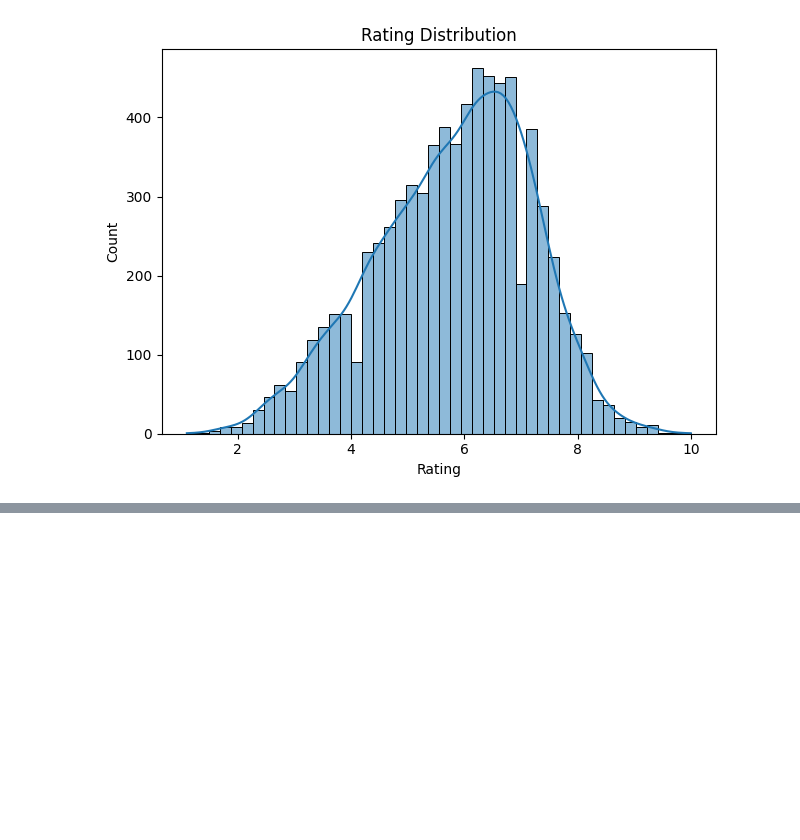
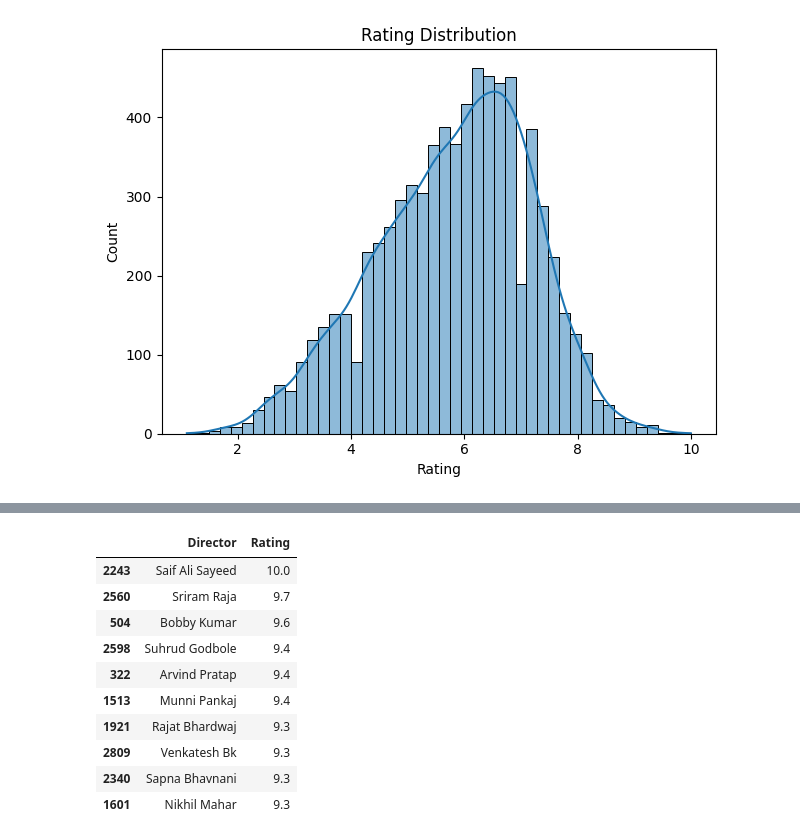
Before and after one commit to Sumit-Agnihotri/MOVIE_RATING_PREDICTION, a Jupyter notebook: Movie Rating Prediction.ipynb, the cells around one changed output, grey strips where cells are left out. Cells and saved outputs as stored; diff of their text form; code cells hidden in the pictures; blank space fills up the shorter version.

```diff
--- a/Movie Rating Prediction.ipynb
+++ b/Movie Rating Prediction.ipynb
@@ -179,0 +196,17 @@ genre_counts.columns = ["Genre", "Count"]
+# %%
+director_avg_rating = dataset.groupby("Director")["Rating"].mean().reset_index()
+director_avg_rating = director_avg_rating.sort_values(by= "Rating", ascending=False)
+top_directors = director_avg_rating.head(10)
+top_directors
+# %% [output]
+|  | Director | Rating |
+| 2243 | Saif Ali Sayeed | 10.0 |
+| 2560 | Sriram Raja | 9.7 |
+| 504 | Bobby Kumar | 9.6 |
+| 2598 | Suhrud Godbole | 9.4 |
+| 322 | Arvind Pratap | 9.4 |
+| 1513 | Munni Pankaj | 9.4 |
+| 1921 | Rajat Bhardwaj | 9.3 |
+| 2809 | Venkatesh Bk | 9.3 |
+| 2340 | Sapna Bhavnani | 9.3 |
+| 1601 | Nikhil Mahar | 9.3 |
```
Also changed, not shown: parts of 3 cells of this notebook.
